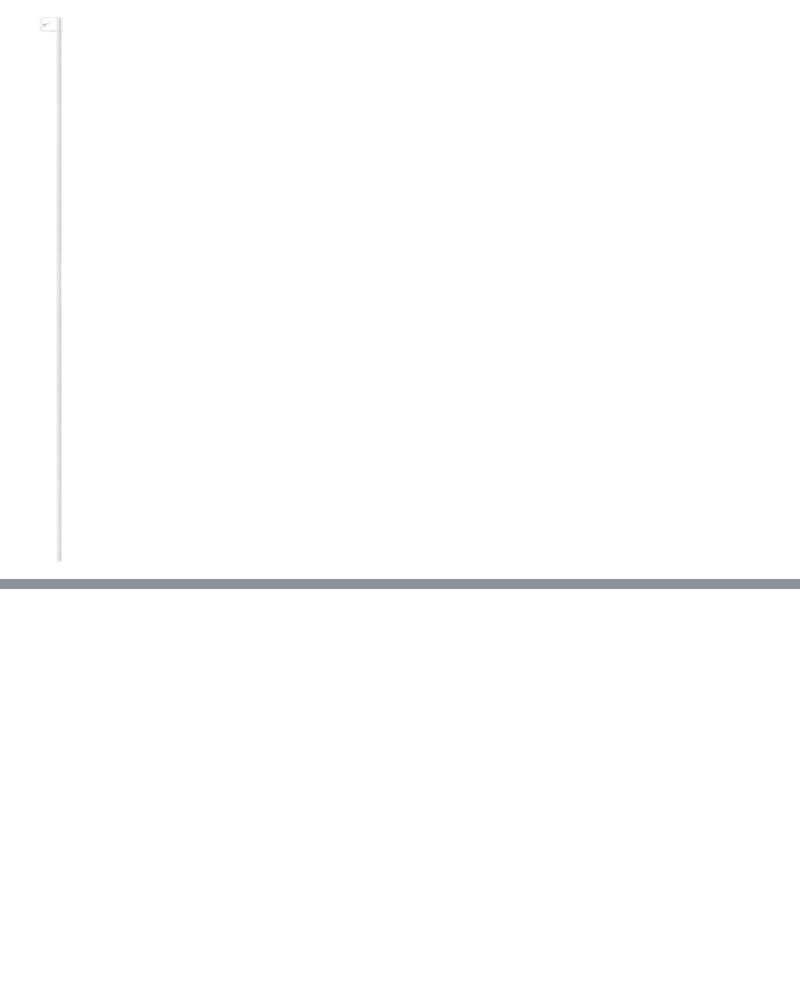
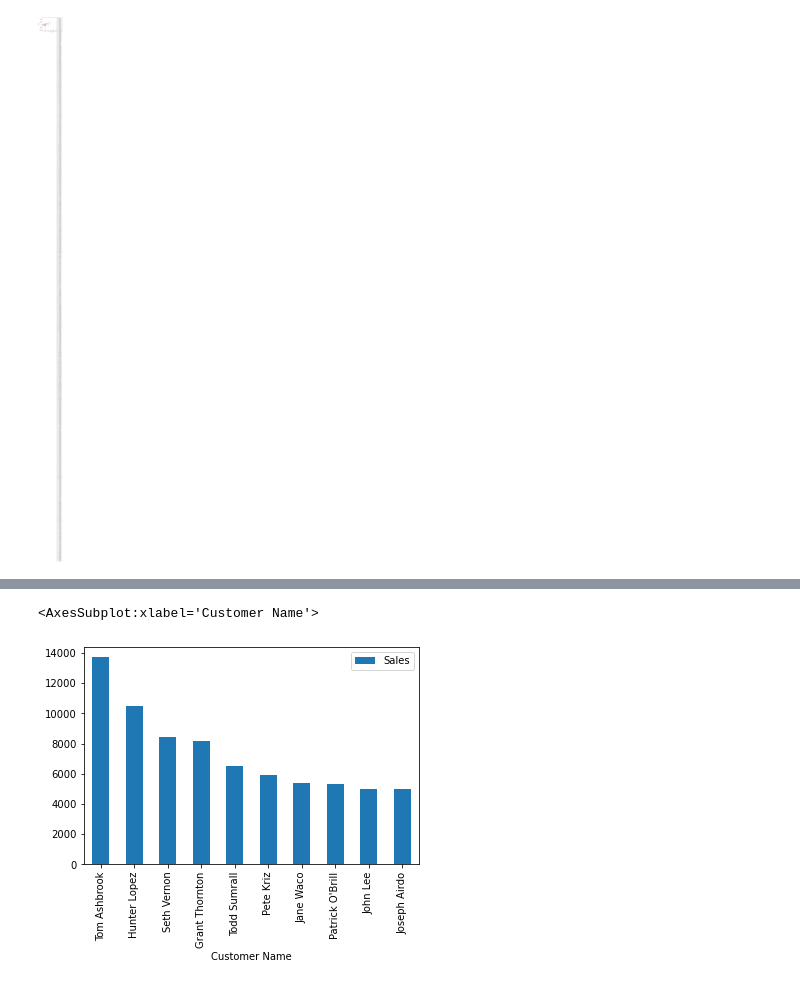
Before and after one commit to parikshitshinge/superstore-sales-analytics, a Jupyter notebook: superstore_sales_analytics.ipynb, the cells around one changed output, grey strips where cells are left out. Drawn from its saved outputs; the diff is of its cells as text; code cells hidden in the pictures; blank space fills up the shorter version.

```diff
--- a/superstore_sales_analytics.ipynb
+++ b/superstore_sales_analytics.ipynb
@@ -119,0 +132,9 @@ sns.scatterplot(x='Sales', y='Profit', data=q8_df, hue='Customer ID')
+# %%
+# Q10: Show top 10 customers by Sales
+
+q10_df = sales_df.groupby("Customer Name").sum().sort_values(by = "Sales", ascending=False).head(10)
+q10_df.drop(columns = ['Row ID','Postal Code', 'Discount', 'Quantity', 'Profit'], inplace=True)
+q10_df.plot(kind="bar")
+# %% [output]
+<AxesSubplot:xlabel='Customer Name'>
+[figure, added]
```
Also changed, not shown: parts of 1 cell of this notebook.
